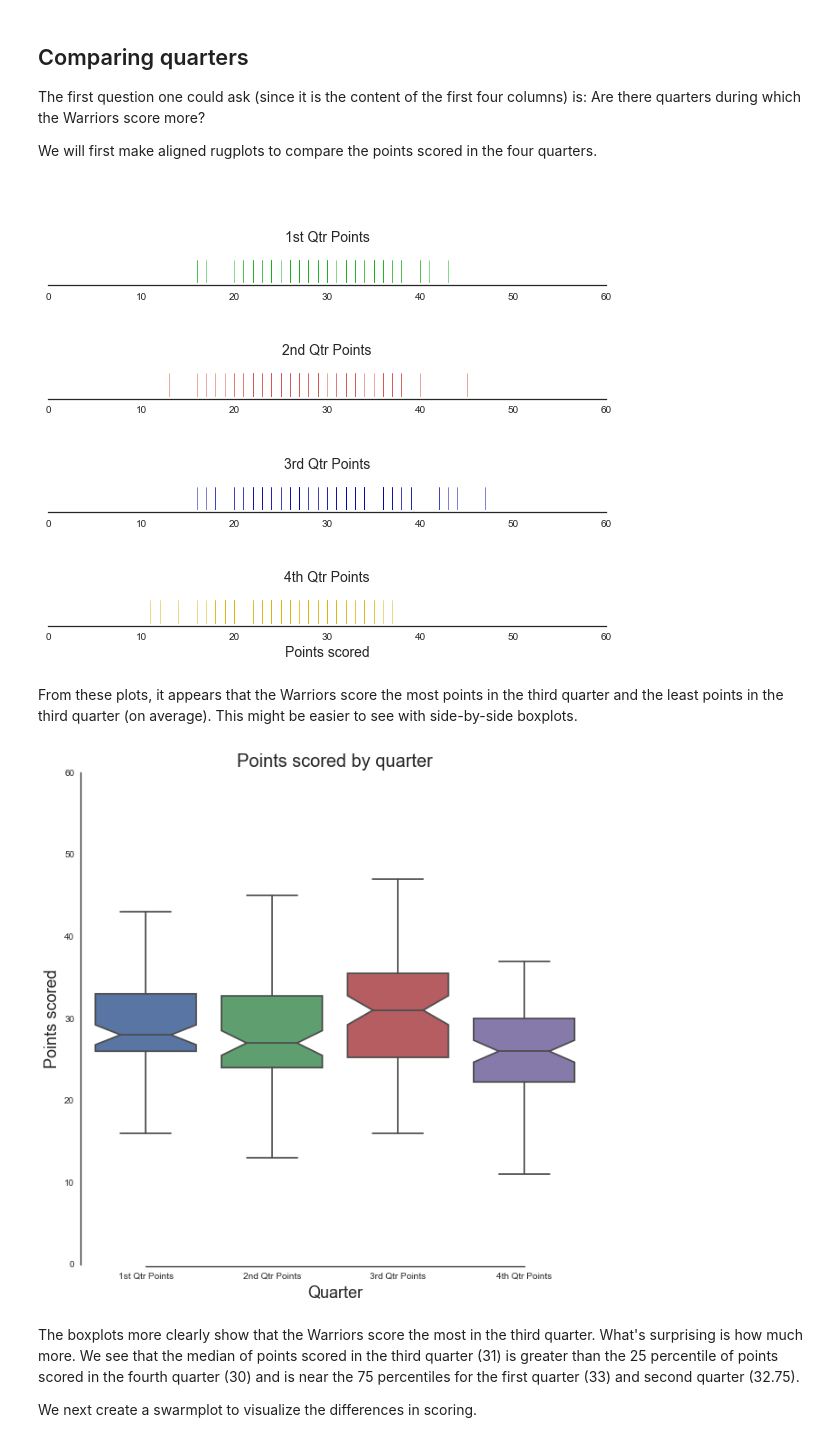
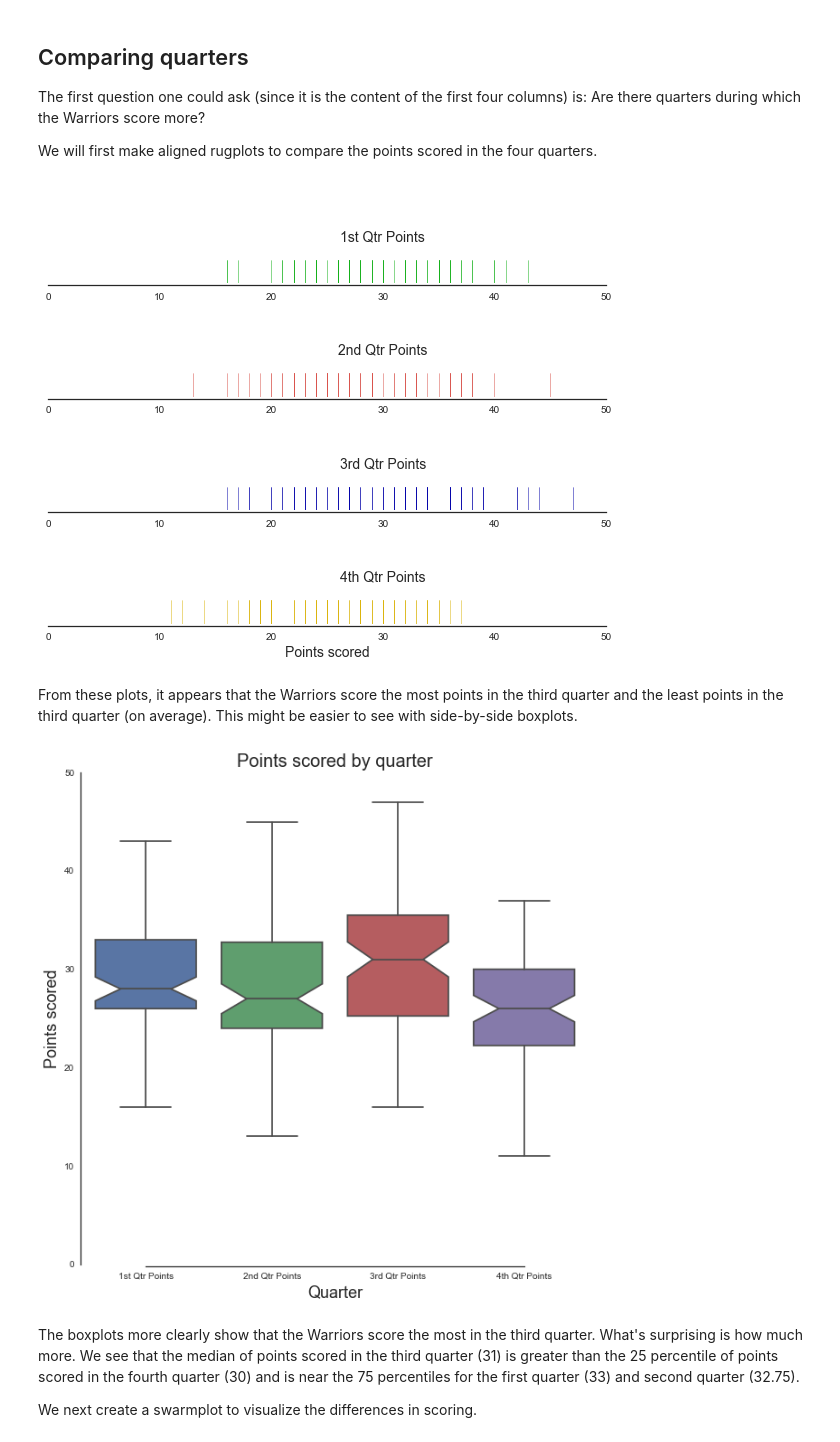
Before and after one commit to djjung2/NBA-Data-Analysis, a Jupyter notebook: Comparing scored by quarter June1.ipynb, the cells around one changed output. Cells and saved outputs as stored; diff of their text form; code cells hidden in the pictures.

```diff
--- a/Comparing scored by quarter June1.ipynb
+++ b/Comparing scored by quarter June1.ipynb
@@ -63,7 +63,7 @@ for idx, points in enumerate(points_by_quarters):
     axs[idx].set_yticks([])
 
     #Define x-axis limits and labels
-    axs[idx].set_xlim(0,60)
+    axs[idx].set_xlim(0,50)
     axs[idx].set_xlabel('Points scored', fontsize=14)
 
     #title each plot
@@ -71,24 +71,24 @@ for idx, points in enumerate(points_by_quarters):
 
     sns.despine(ax=axs[idx], left=True, offset=2, trim=True)
 # %% [output]
-[figure, old version]
+[figure, new version]
 # %% [markdown]
 From these plots, it appears that the Warriors score the most points in the third quarter and the least points in the third quarter (on average). This might be easier to see with side-by-side boxplots.
 # %%
 fig, axs = plt.subplots(figsize=(10,10))
 
 #boxplot of points by quarters
 sns.boxplot(ax=axs, data=warriors_team_stats.loc[:,'1st Qtr Points':'4th Qtr Points'], notch=True)
 
-axs.set_ylim(0,60)
+axs.set_ylim(0,50)
 axs.set_xlabel('Quarter', fontsize=18)
 axs.set_ylabel('Points scored', fontsize=18)
 
 axs.set_title('Points scored by quarter', ha='center', fontsize=20)
 
 sns.despine(ax=axs, offset=2, trim=True)
 # %% [output]
-[figure, old version]
+[figure, new version]
 # %% [markdown]
 The boxplots more clearly show that the Warriors score the most in the third quarter. What's surprising is how much more. We see that the median of points scored in the third quarter (31) is greater than the 25 percentile of points scored in the fourth quarter (30) and is near the 75 percentiles for the first quarter (33) and second quarter (32.75).
 
```
Also changed, not shown: parts of 3 cells of this notebook.
